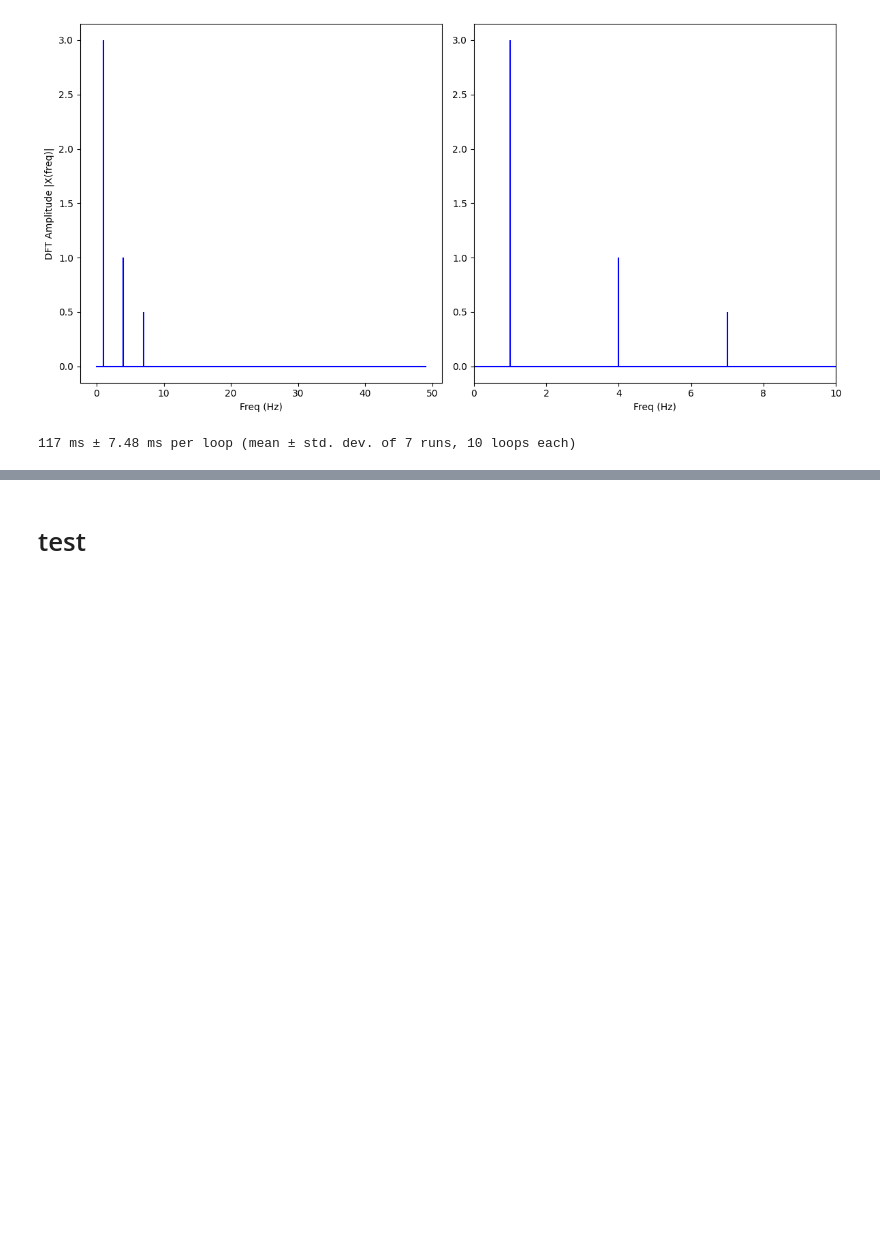
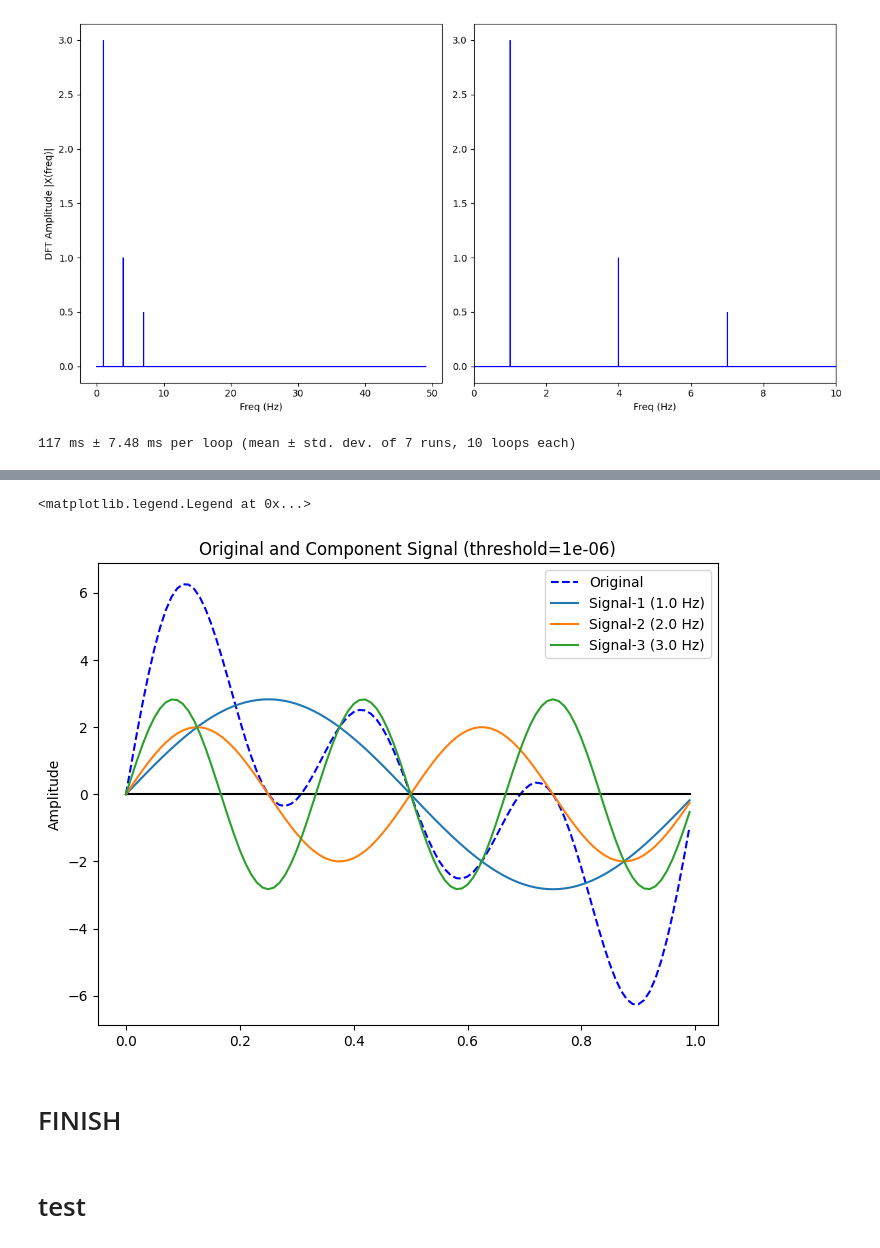
Before and after one commit to ReinerJasin/sound-and-music-computing-notes, a Jupyter notebook: project/code/tes.ipynb, the cells around one changed output, grey strips where cells are left out. Cells and saved outputs as stored; diff of their text form; code cells hidden in the pictures; blank space fills up the shorter version.

```diff
--- a/project/code/tes.ipynb
+++ b/project/code/tes.ipynb
@@ -297,0 +379,24 @@ amplitude: 2.82843
+# %%
+plt.figure(figsize = (8, 6))
+plt.plot(t, x, 'b--', label='Original')
+plt.plot(t, np.zeros(len(x)), 'black')
+
+for i in range(len(f_oneside)):
+    input_freq = f_oneside[i]
+    input_x = (2 * abs(X[i]) / N) * np.sin(2 * np.pi * input_freq * t )
+
+    # Hide if it's too small
+    threshold = 1e-6
+    if (2 * abs(X[i]) / N) < threshold:
+            continue
+
+    plt.plot(t, input_x, label=f'Signal-{i} ({np.round((input_freq).astype(float), 2)} Hz)')
+
+plt.ylabel('Amplitude')
+plt.title(f'Original and Component Signal (threshold={threshold})')
+plt.legend()
+# %% [output]
+<matplotlib.legend.Legend at 0x...>
+[figure, added]
+# %% [markdown]
+# FINISH
```
Also changed, not shown: parts of 7 cells of this notebook, 1 other file.
